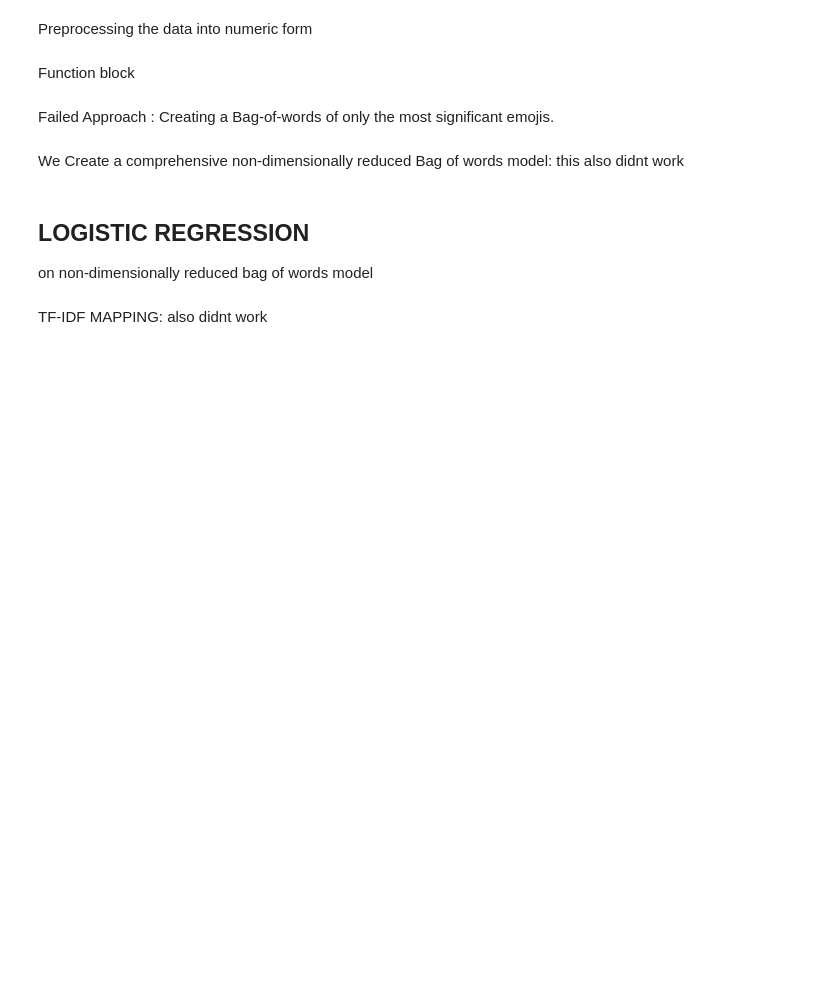
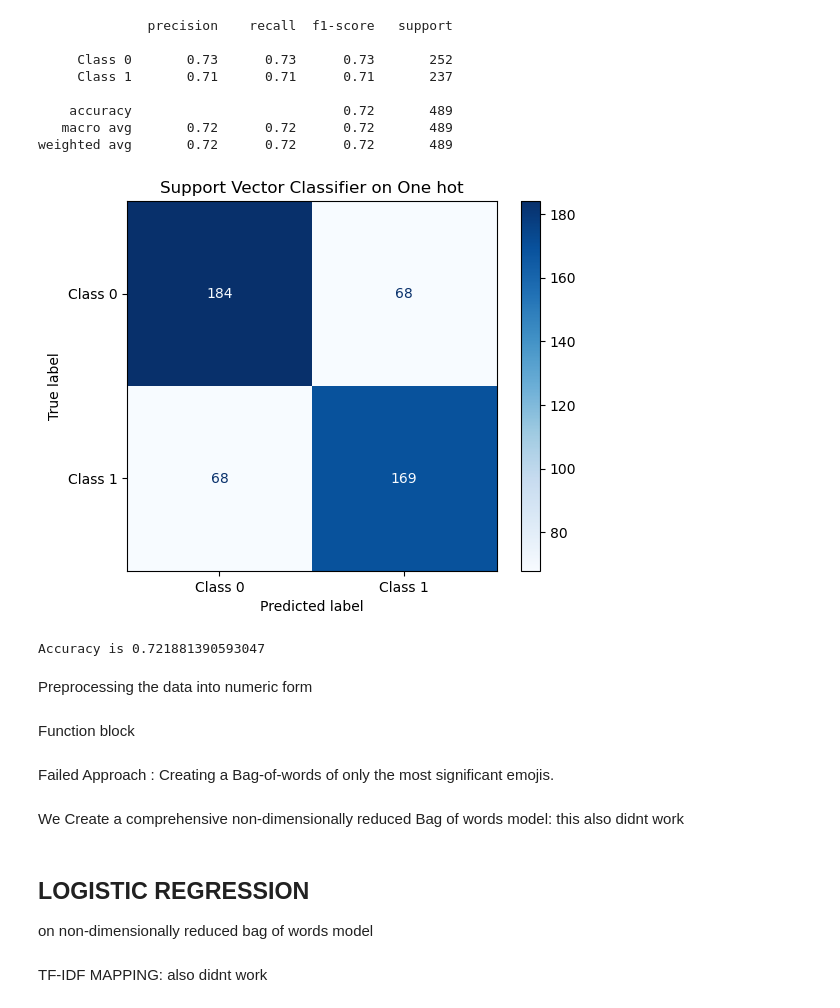
Before and after one commit to A-Rush-R/CS771-Mini-Project, a Jupyter notebook: emoticon/exploratory_data_analysis.ipynb, the cells around one changed output. Drawn from its saved outputs; the diff is of its cells as text; code cells hidden in the pictures; blank space fills up the shorter version.

```diff
--- a/emoticon/exploratory_data_analysis.ipynb
+++ b/emoticon/exploratory_data_analysis.ipynb
@@ -25,3 +34,18 @@ y_test = test_df["label"]
+# %%
+oh_y_pred = predict_svc(oh_X_train, y_train, oh_X_val)
+
+evaluate_predictions(y_val, oh_y_pred, "Support Vector Classifier on One hot")
+# %% [output]
+              precision    recall  f1-score   support
+
+     Class 0       0.73      0.73      0.73       252
+     Class 1       0.71      0.71      0.71       237
+
+    accuracy                           0.72       489
+   macro avg       0.72      0.72      0.72       489
+weighted avg       0.72      0.72      0.72       489
+[figure, added]
+Accuracy is 0.721881390593047
 # %% [markdown]
 Preprocessing the data into numeric form
 # %%
```
Also changed, not shown: parts of 18 cells of this notebook, 1 other file.
